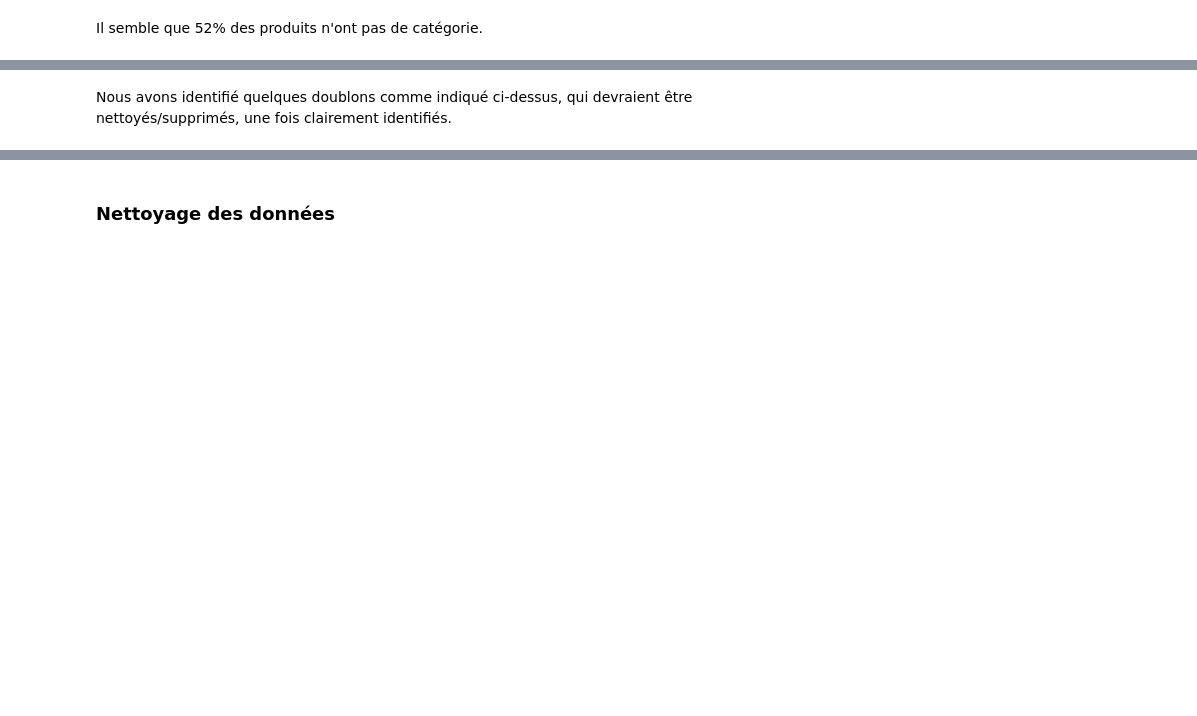
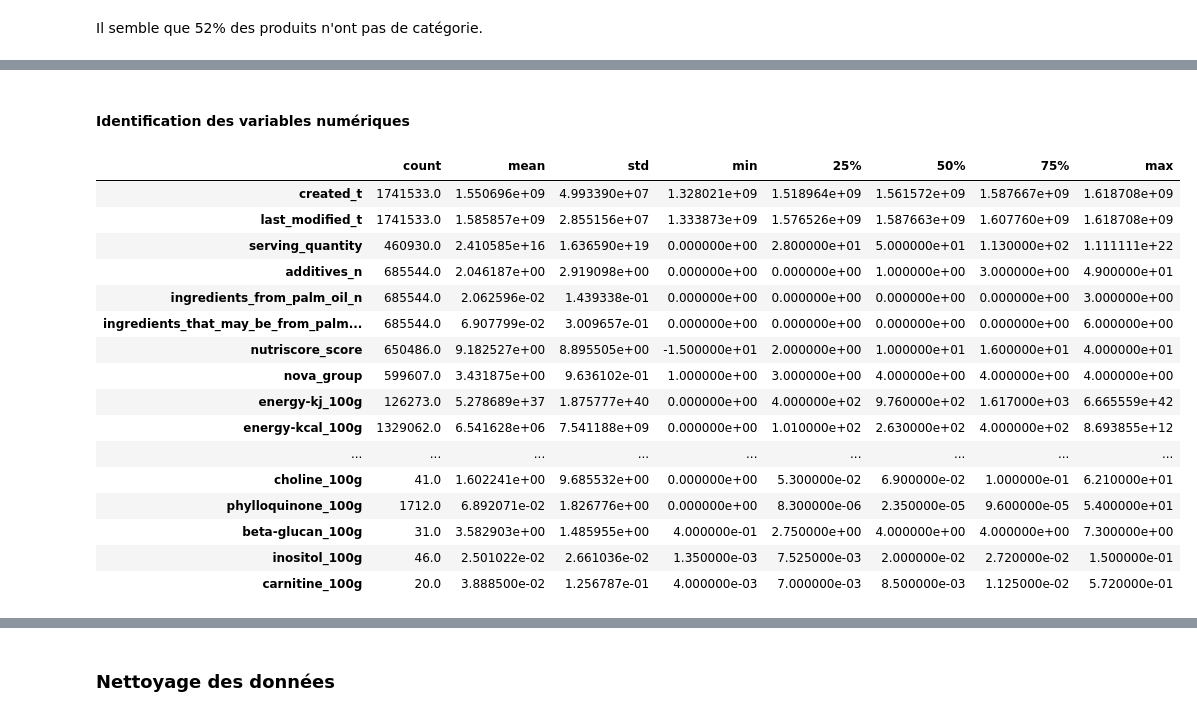
Before and after one commit to Abdess/sante_publique_france, a Jupyter notebook: P3_01_notebook.ipynb, the cells around one changed output, grey strips where cells are left out. Saved outputs shown, nothing was run; the diff lists cells and outputs as text; code cells hidden in the pictures; blank space fills up the shorter version.

```diff
--- a/P3_01_notebook.ipynb
+++ b/P3_01_notebook.ipynb
@@ -225,0 +230,19 @@ Text(0.5, 0, 'NaNs')
+# %%
+nrows, ncols = df.shape
+
+# Supprimer les lignes sans données.
+df.dropna(how='all', inplace=True)
+
+# Supprimer les colonnes sans données.
+empty_variables = df.columns[df.isnull().sum() == df.shape[0]]
+df.dropna(how='all', axis=1, inplace=True)
+
+# Supprimer les valeurs en double
+duplicates_count = df.duplicated().sum()
+df.drop_duplicates(inplace=True)
+
+print("Nombre de lignes vides supprimées: {}".format(nrows - df.shape[0]))
+print('Nombre de colonnes vides supprimées: {}'.format(len(empty_variables)))
+print('Colonnes supprimées:\n{}'.format(empty_variables))
+print('Nombre de doublons supprimés: {}'.format(duplicates_count))
+print('\nDimensions du jeu de données: {}'.format(df.shape))
@@ -227,0 +265,6 @@ Text(0.5, 0, 'NaNs')
+# %%
+# Augmenter le nombre de lignes par défaut affichées par pandas
+pd.set_option('max_rows', 178)
+
+# Obtenir un résumé pour les variables d'objet seulement
+df.describe(include='object').T
@@ -571,2 +555,23 @@ df[df.duplicated(subset='code')].head()
-# %% [markdown]
-Nous avons identifié quelques doublons comme indiqué ci-dessus, qui devraient être nettoyés/supprimés, une fois clairement identifiés.
+# %% [markdown]
+#### Identification des variables numériques
+# %%
+# Obtenir une liste pour les variables numériques uniquement
+df.describe(include='number').T
+# %% [output]
+|  | count | mean | std | min | 25% | 50% | 75% | max |
+| created_t | 1741533.0 | 1.550696e+09 | 4.993390e+07 | 1.328021e+09 | 1.518964e+09 | 1.561572e+09 | 1.587667e+09 | 1.618708e+09 |
+| last_modified_t | 1741533.0 | 1.585857e+09 | 2.855156e+07 | 1.333873e+09 | 1.576526e+09 | 1.587663e+09 | 1.607760e+09 | 1.618708e+09 |
+| serving_quantity | 460930.0 | 2.410585e+16 | 1.636590e+19 | 0.000000e+00 | 2.800000e+01 | 5.000000e+01 | 1.130000e+02 | 1.111111e+22 |
+| additives_n | 685544.0 | 2.046187e+00 | 2.919098e+00 | 0.000000e+00 | 0.000000e+00 | 1.000000e+00 | 3.000000e+00 | 4.900000e+01 |
+| ingredients_from_palm_oil_n | 685544.0 | 2.062596e-02 | 1.439338e-01 | 0.000000e+00 | 0.000000e+00 | 0.000000e+00 | 0.000000e+00 | 3.000000e+00 |
+| ingredients_that_may_be_from_palm... | 685544.0 | 6.907799e-02 | 3.009657e-01 | 0.000000e+00 | 0.000000e+00 | 0.000000e+00 | 0.000000e+00 | 6.000000e+00 |
+| nutriscore_score | 650486.0 | 9.182527e+00 | 8.895505e+00 | -1.500000e+01 | 2.000000e+00 | 1.000000e+01 | 1.600000e+01 | 4.000000e+01 |
+| nova_group | 599607.0 | 3.431875e+00 | 9.636102e-01 | 1.000000e+00 | 3.000000e+00 | 4.000000e+00 | 4.000000e+00 | 4.000000e+00 |
+| energy-kj_100g | 126273.0 | 5.278689e+37 | 1.875777e+40 | 0.000000e+00 | 4.000000e+02 | 9.760000e+02 | 1.617000e+03 | 6.665559e+42 |
+| energy-kcal_100g | 1329062.0 | 6.541628e+06 | 7.541188e+09 | 0.000000e+00 | 1.010000e+02 | 2.630000e+02 | 4.000000e+02 | 8.693855e+12 |
+| ... | ... | ... | ... | ... | ... | ... | ... | ... |
+| choline_100g | 41.0 | 1.602241e+00 | 9.685532e+00 | 0.000000e+00 | 5.300000e-02 | 6.900000e-02 | 1.000000e-01 | 6.210000e+01 |
+| phylloquinone_100g | 1712.0 | 6.892071e-02 | 1.826776e+00 | 0.000000e+00 | 8.300000e-06 | 2.350000e-05 | 9.600000e-05 | 5.400000e+01 |
+| beta-glucan_100g | 31.0 | 3.582903e+00 | 1.485955e+00 | 4.000000e-01 | 2.750000e+00 | 4.000000e+00 | 4.000000e+00 | 7.300000e+00 |
+| inositol_100g | 46.0 | 2.501022e-02 | 2.661036e-02 | 1.350000e-03 | 7.525000e-03 | 2.000000e-02 | 2.720000e-02 | 1.500000e-01 |
+| carnitine_100g | 20.0 | 3.888500e-02 | 1.256787e-01 | 4.000000e-03 | 7.000000e-03 | 8.500000e-03 | 1.125000e-02 | 5.720000e-01 |
```
Also changed, not shown: parts of 84 cells of this notebook.
